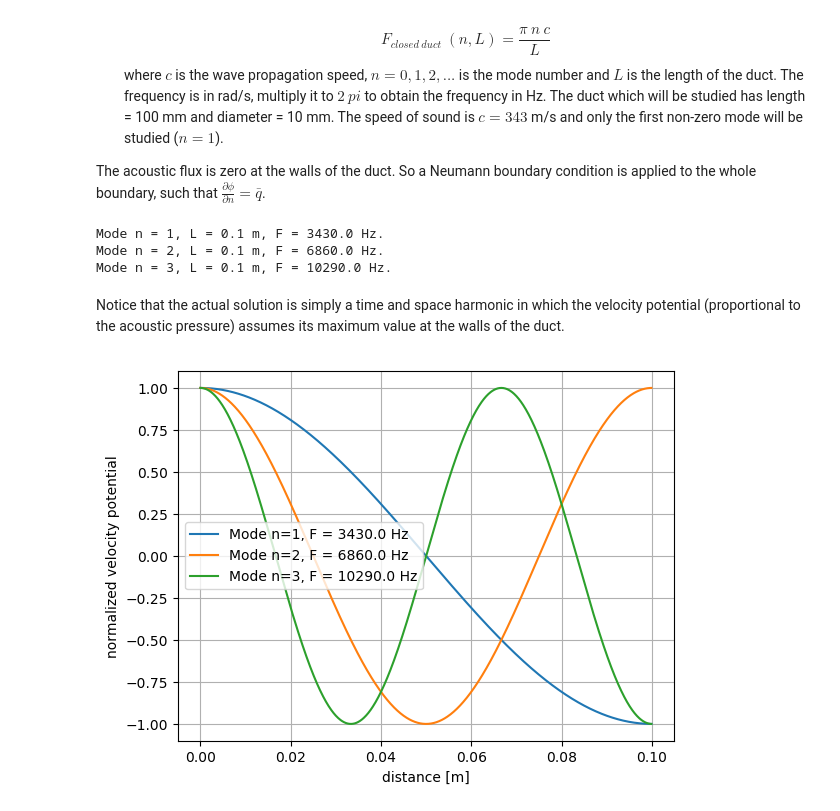
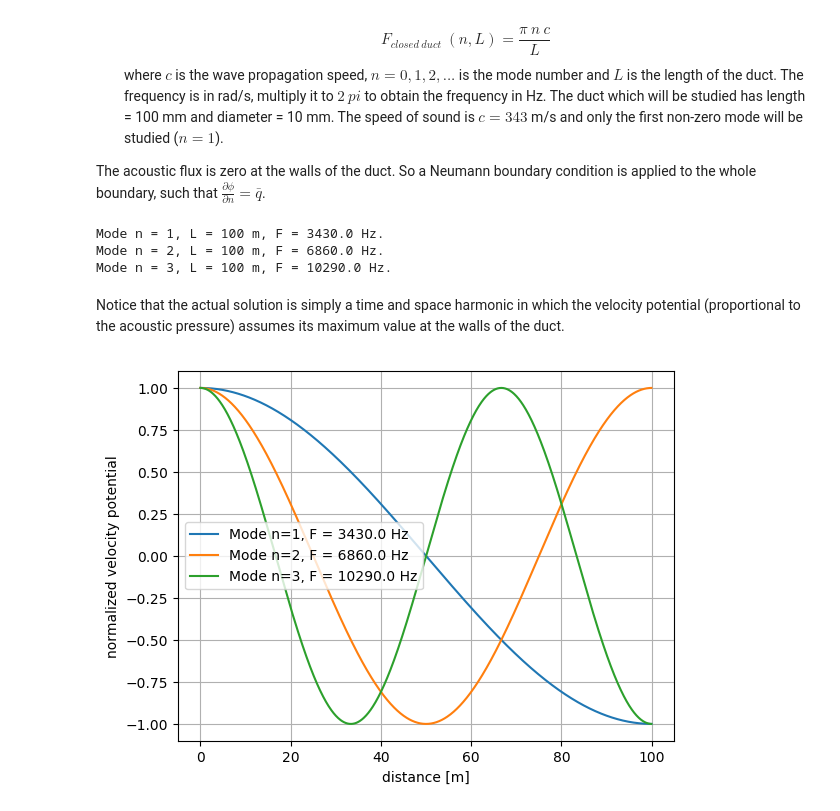
Before and after one commit to alvarocafe/BB, a Jupyter notebook: note_BEM.ipynb, the cells around one changed output. Saved outputs shown, nothing was run; the diff lists cells and outputs as text; code cells hidden in the pictures.

```diff
--- a/note_BEM.ipynb
+++ b/note_BEM.ipynb
@@ -27,28 +27,28 @@ where $c$ is the wave propagation speed, $n=0,1,2,...$ is the mode number and $L
 
 The acoustic flux is zero at the walls of the duct. So a Neumann boundary condition is applied to the whole boundary, such that $\frac{\partial \phi}{\partial n} = \bar{q}$.
 # %%
-c = 343 # Speed of propagation
+c = 343*1000 # Speed of propagation in mm/s
 F_closed(n,L,c) = n*c/L # Analytical resonance frequency in Hz
 for n=1:3
-    println("Mode n = $(n), L = $(L=0.1) m, F = $(F_closed(n,L,c)) Hz.")
+    println("Mode n = $(n), L = $(L=100) m, F = $(F_closed(n,L,c)) Hz.")
 end
 # %% [output]
-Mode n = 1, L = 0.1 m, F = 3430.0 Hz.
-Mode n = 2, L = 0.1 m, F = 6860.0 Hz.
-Mode n = 3, L = 0.1 m, F = 10290.0 Hz.
+Mode n = 1, L = 100 m, F = 3430.0 Hz.
+Mode n = 2, L = 100 m, F = 6860.0 Hz.
+Mode n = 3, L = 100 m, F = 10290.0 Hz.
 # %% [markdown]
 Notice that the actual solution is simply a time and space harmonic in which the velocity potential (proportional to the acoustic pressure) assumes its maximum value at the walls of the duct.
 # %%
 using PyPlot
 phi_closed(x,n,L,c) = cos.(n*pi*(x./L))
-x = 0.0000001:0.0001:0.1
+x = 0.01:0.1:100
 for n =1:3
     plot(x,phi_closed(x,n,L,c),label="Mode n=$(n), F = $(F_closed(n,L,c)) Hz")
     hold(1)
     legend()
     xlabel("distance [m]")
     ylabel("normalized velocity potential")
     grid(1)
 end
 # %% [output]
-[figure, old version]
+[figure, new version]
```
Also changed, not shown: parts of 6 cells of this notebook, 11 other files.
